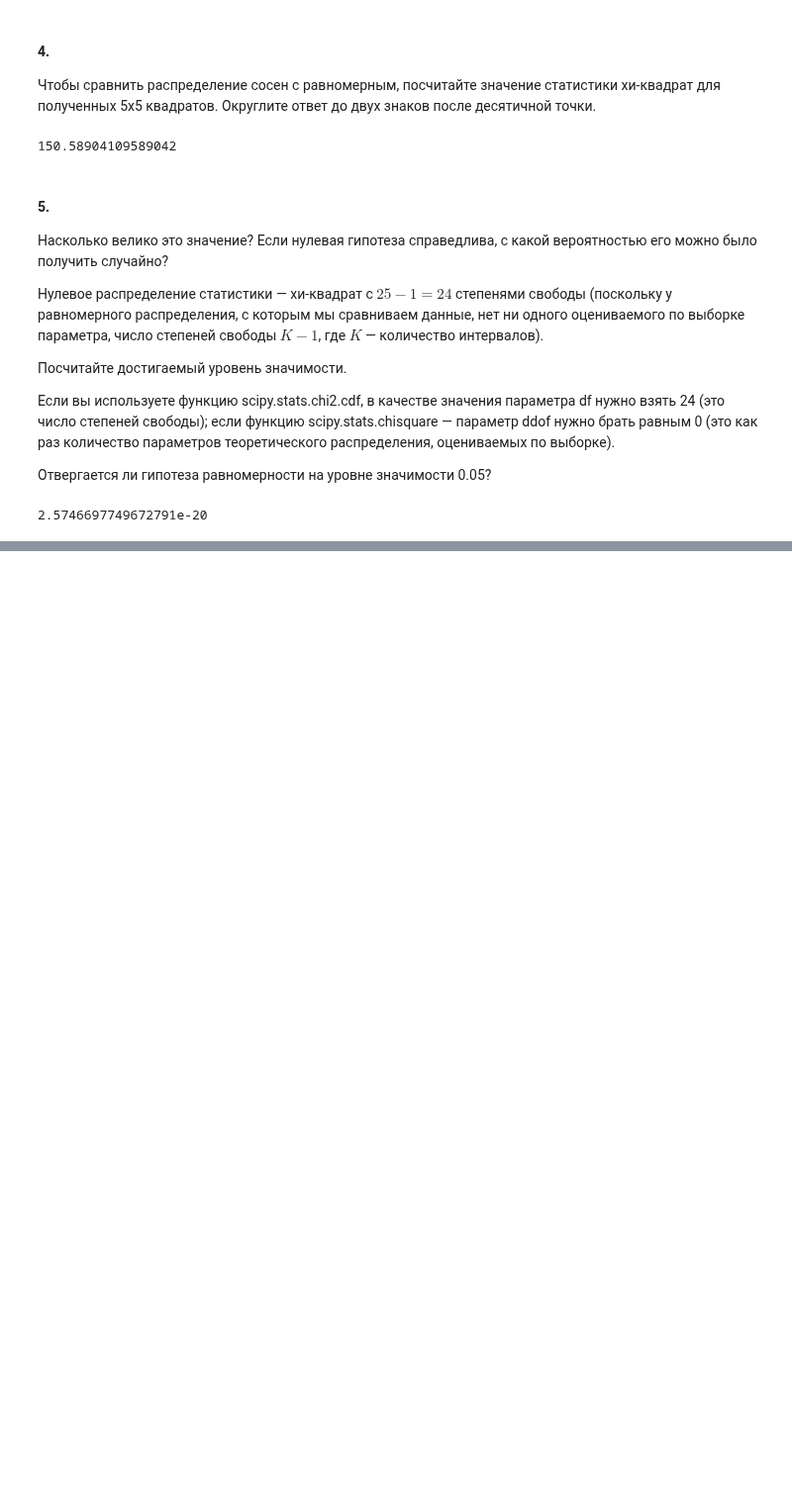
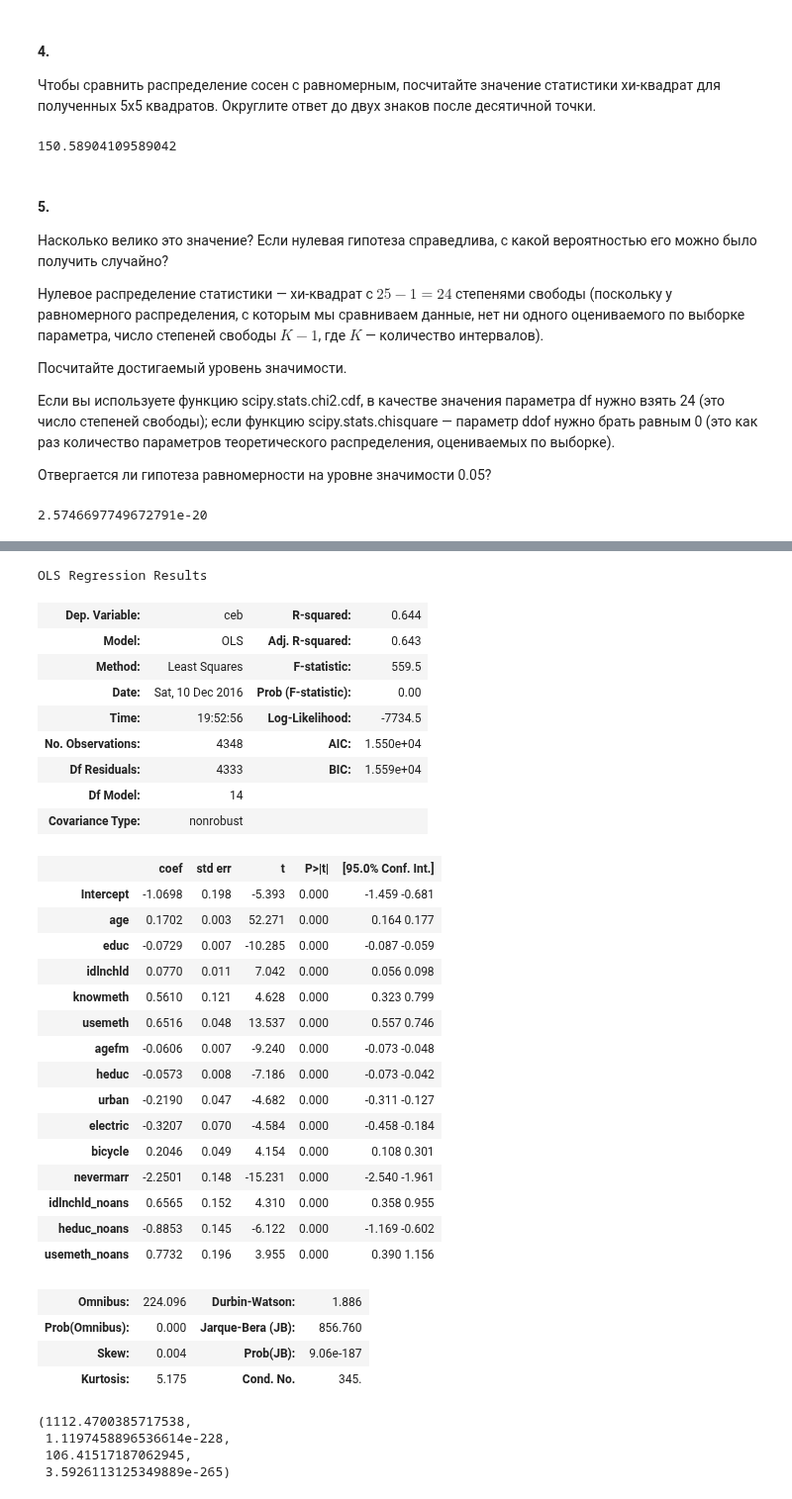
Before and after one commit to fakefeik/machine_learning, a Jupyter notebook: coursera_mipt_specialization/quizes.ipynb, the cells around one changed output, grey strips where cells are left out. Shown at 99% size. Cells and saved outputs as stored; diff of their text form; code cells hidden in the pictures; blank space fills up the shorter version.

```diff
--- a/coursera_mipt_specialization/quizes.ipynb
+++ b/coursera_mipt_specialization/quizes.ipynb
@@ -237,0 +1100,44 @@ chi.pvalue
+# %%
+m2 = smf.ols('ceb ~ age + educ + idlnchld + knowmeth + usemeth + agefm + heduc + urban +' +
+             'electric + bicycle + nevermarr + idlnchld_noans + heduc_noans + usemeth_noans',
+             data=botswana)
+fitted = m2.fit()
+fitted.summary()
+# %% [output]
+OLS Regression Results
+| Dep. Variable: | ceb | R-squared: | 0.644 |
+| Model: | OLS | Adj. R-squared: | 0.643 |
+| Method: | Least Squares | F-statistic: | 559.5 |
+| Date: | Sat, 10 Dec 2016 | Prob (F-statistic): | 0.00 |
+| Time: | 19:52:56 | Log-Likelihood: | -7734.5 |
+| No. Observations: | 4348 | AIC: | 1.550e+04 |
+| Df Residuals: | 4333 | BIC: | 1.559e+04 |
+| Df Model: | 14 |  |  |
+| Covariance Type: | nonrobust |  |  |
+|  | coef | std err | t | P>|t| | [95.0% Conf. Int.] |
+| Intercept | -1.0698 | 0.198 | -5.393 | 0.000 | -1.459 -0.681 |
+| age | 0.1702 | 0.003 | 52.271 | 0.000 | 0.164 0.177 |
+| educ | -0.0729 | 0.007 | -10.285 | 0.000 | -0.087 -0.059 |
+| idlnchld | 0.0770 | 0.011 | 7.042 | 0.000 | 0.056 0.098 |
+| knowmeth | 0.5610 | 0.121 | 4.628 | 0.000 | 0.323 0.799 |
+| usemeth | 0.6516 | 0.048 | 13.537 | 0.000 | 0.557 0.746 |
+| agefm | -0.0606 | 0.007 | -9.240 | 0.000 | -0.073 -0.048 |
+| heduc | -0.0573 | 0.008 | -7.186 | 0.000 | -0.073 -0.042 |
+| urban | -0.2190 | 0.047 | -4.682 | 0.000 | -0.311 -0.127 |
+| electric | -0.3207 | 0.070 | -4.584 | 0.000 | -0.458 -0.184 |
+| bicycle | 0.2046 | 0.049 | 4.154 | 0.000 | 0.108 0.301 |
+| nevermarr | -2.2501 | 0.148 | -15.231 | 0.000 | -2.540 -1.961 |
+| idlnchld_noans | 0.6565 | 0.152 | 4.310 | 0.000 | 0.358 0.955 |
+| heduc_noans | -0.8853 | 0.145 | -6.122 | 0.000 | -1.169 -0.602 |
+| usemeth_noans | 0.7732 | 0.196 | 3.955 | 0.000 | 0.390 1.156 |
+| Omnibus: | 224.096 | Durbin-Watson: | 1.886 |
+| Prob(Omnibus): | 0.000 | Jarque-Bera (JB): | 856.760 |
+| Skew: | 0.004 | Prob(JB): | 9.06e-187 |
+| Kurtosis: | 5.175 | Cond. No. | 345. |
+# %%
+sms.het_breushpagan(fitted.resid, fitted.model.exog)
+# %% [output]
+(1112.4700385717538,
+ 1.1197458896536614e-228,
+ 106.41517187062945,
+ 3.5926113125349889e-265)
```
Also changed, not shown: parts of 112 cells of this notebook, 7 other files.
